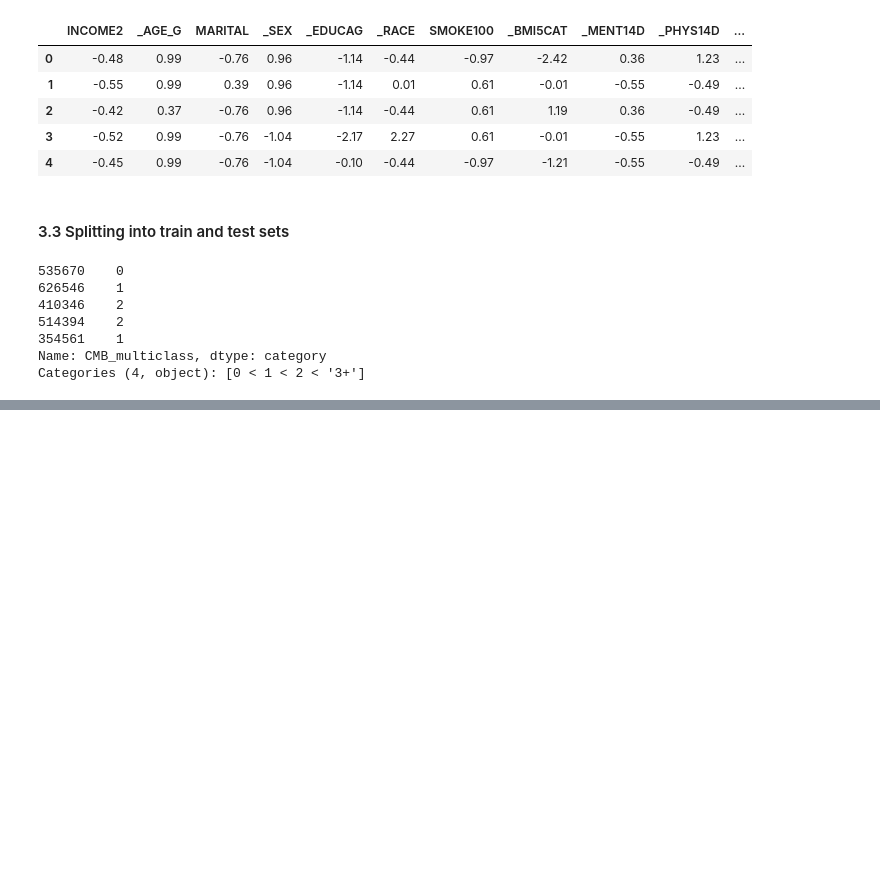
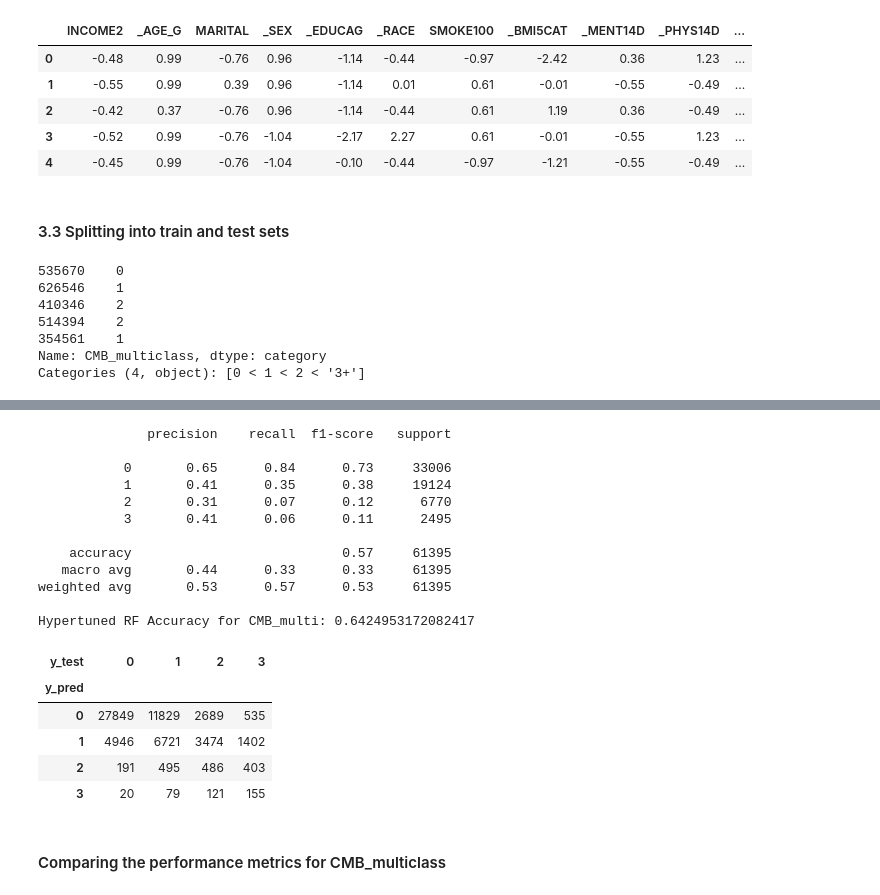
Before and after one commit to greghowa/CS6140-HW6, a Jupyter notebook: assignment6.ipynb, the cells around one changed output, grey strips where cells are left out. Cells and saved outputs as stored; diff of their text form; code cells hidden in the pictures; blank space fills up the shorter version.

```diff
--- a/assignment6.ipynb
+++ b/assignment6.ipynb
@@ -972,0 +1105,38 @@ Categories (4, object): [0 < 1 < 2 < '3+']
+# %%
+clf = RandomForestClassifier(n_estimators=1000,
+                            criterion='entropy',
+                            min_samples_split=10,
+                            min_samples_leaf=5,
+                            random_state=42)
+clf.fit(X_train, y_train_mul)
+
+# Evaluate the classifier on test set
+y_pred = clf.predict(X_test)
+print(classification_report(y_test_mul, y_pred))
+
+confusion_matrix(y_test_mul, y_pred)
+
+print('Hypertuned RF Accuracy for CMB_multi:', accuracy_score(y_test_bin, y_pred))
+# Confusion matrix
+pd.crosstab(y_pred, y_test_mul, rownames=['y_pred'], colnames = ['y_test'])
+# %% [output]
+              precision    recall  f1-score   support
+
+           0       0.65      0.84      0.73     33006
+           1       0.41      0.35      0.38     19124
+           2       0.31      0.07      0.12      6770
+           3       0.41      0.06      0.11      2495
+
+    accuracy                           0.57     61395
+   macro avg       0.44      0.33      0.33     61395
+weighted avg       0.53      0.57      0.53     61395
+
+Hypertuned RF Accuracy for CMB_multi: 0.6424953172082417
+| y_test | 0 | 1 | 2 | 3 |
+| y_pred |  |  |  |  |
+| 0 | 27849 | 11829 | 2689 | 535 |
+| 1 | 4946 | 6721 | 3474 | 1402 |
+| 2 | 191 | 495 | 486 | 403 |
+| 3 | 20 | 79 | 121 | 155 |
+# %% [markdown]
+#### Comparing the performance metrics for CMB_multiclass
```
Also changed, not shown: parts of 32 cells of this notebook.
